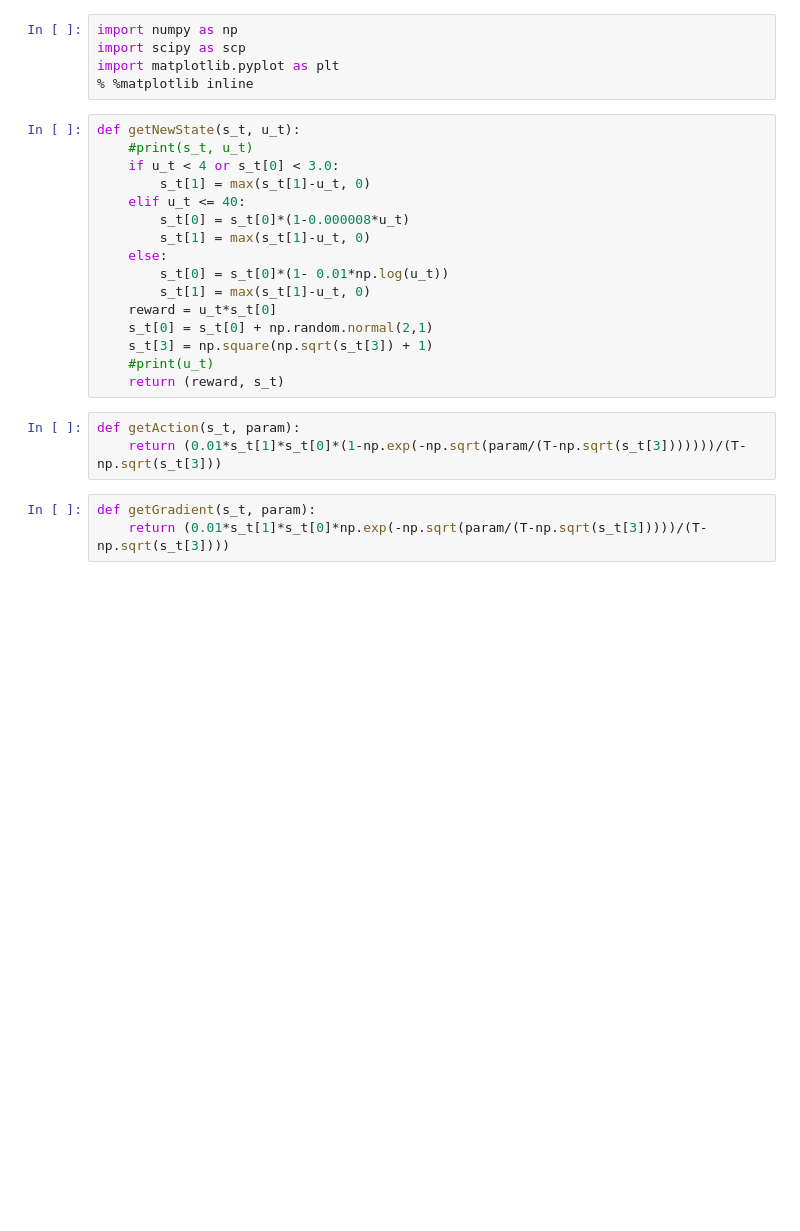
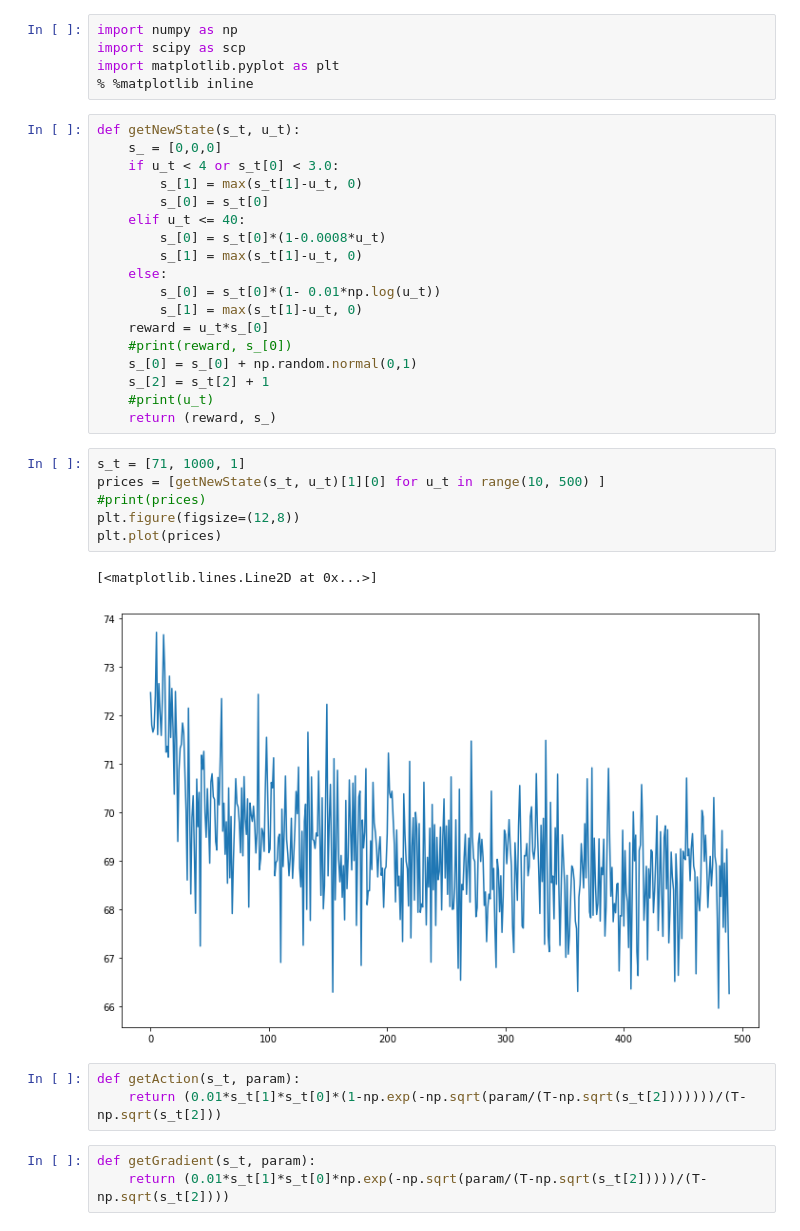
Before and after one commit to SaumoPal97/poolDark, a Jupyter notebook: Actor-Critic Method.ipynb, the cells around one changed output. Drawn from its saved outputs; the diff is of its cells as text; blank space fills up the shorter version.

```diff
--- a/Actor-Critic Method.ipynb
+++ b/Actor-Critic Method.ipynb
@@ -20,24 +20,35 @@ import matplotlib.pyplot as plt
 % %matplotlib inline
 # %%
 def getNewState(s_t, u_t):
-    #print(s_t, u_t)
+    s_ = [0,0,0]
     if u_t < 4 or s_t[0] < 3.0:
-        s_t[1] = max(s_t[1]-u_t, 0)
+        s_[1] = max(s_t[1]-u_t, 0)
+        s_[0] = s_t[0]
     elif u_t <= 40:
-        s_t[0] = s_t[0]*(1-0.000008*u_t)
-        s_t[1] = max(s_t[1]-u_t, 0)
+        s_[0] = s_t[0]*(1-0.0008*u_t)
+        s_[1] = max(s_t[1]-u_t, 0)
     else:
-        s_t[0] = s_t[0]*(1- 0.01*np.log(u_t))
-        s_t[1] = max(s_t[1]-u_t, 0)
-    reward = u_t*s_t[0]
-    s_t[0] = s_t[0] + np.random.normal(2,1)
-    s_t[3] = np.square(np.sqrt(s_t[3]) + 1)
+        s_[0] = s_t[0]*(1- 0.01*np.log(u_t))
+        s_[1] = max(s_t[1]-u_t, 0)
+    reward = u_t*s_[0]
+    #print(reward, s_[0])
+    s_[0] = s_[0] + np.random.normal(0,1)
+    s_[2] = s_t[2] + 1
     #print(u_t)
-    return (reward, s_t)
+    return (reward, s_)
+# %%
+s_t = [71, 1000, 1]
+prices = [getNewState(s_t, u_t)[1][0] for u_t in range(10, 500) ]
+#print(prices)
+plt.figure(figsize=(12,8))
+plt.plot(prices)
+# %% [output]
+[<matplotlib.lines.Line2D at 0x...>]
+[figure, added]
 # %%
 def getAction(s_t, param):
-    return (0.01*s_t[1]*s_t[0]*(1-np.exp(-np.sqrt(param/(T-np.sqrt(s_t[3]))))))/(T-np.sqrt(s_t[3]))
+    return (0.01*s_t[1]*s_t[0]*(1-np.exp(-np.sqrt(param/(T-np.sqrt(s_t[2]))))))/(T-np.sqrt(s_t[2]))
 # %%
 def getGradient(s_t, param):
-    return (0.01*s_t[1]*s_t[0]*np.exp(-np.sqrt(param/(T-np.sqrt(s_t[3]))))/(T-np.sqrt(s_t[3])))
+    return (0.01*s_t[1]*s_t[0]*np.exp(-np.sqrt(param/(T-np.sqrt(s_t[2]))))/(T-np.sqrt(s_t[2])))
 # %%
```
Also changed, not shown: parts of 6 cells of this notebook.
